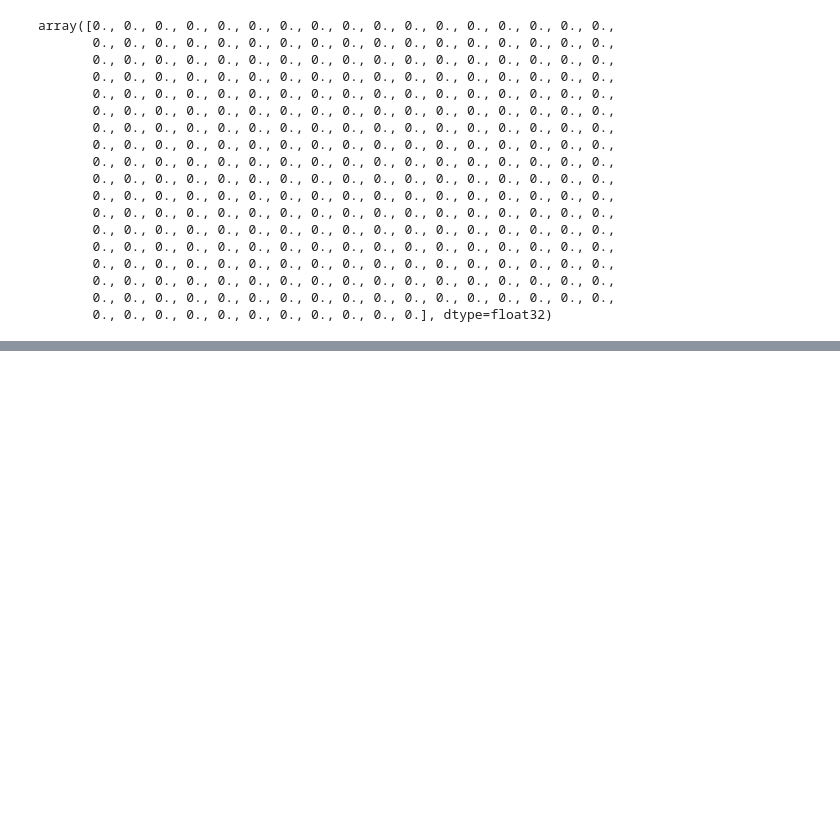
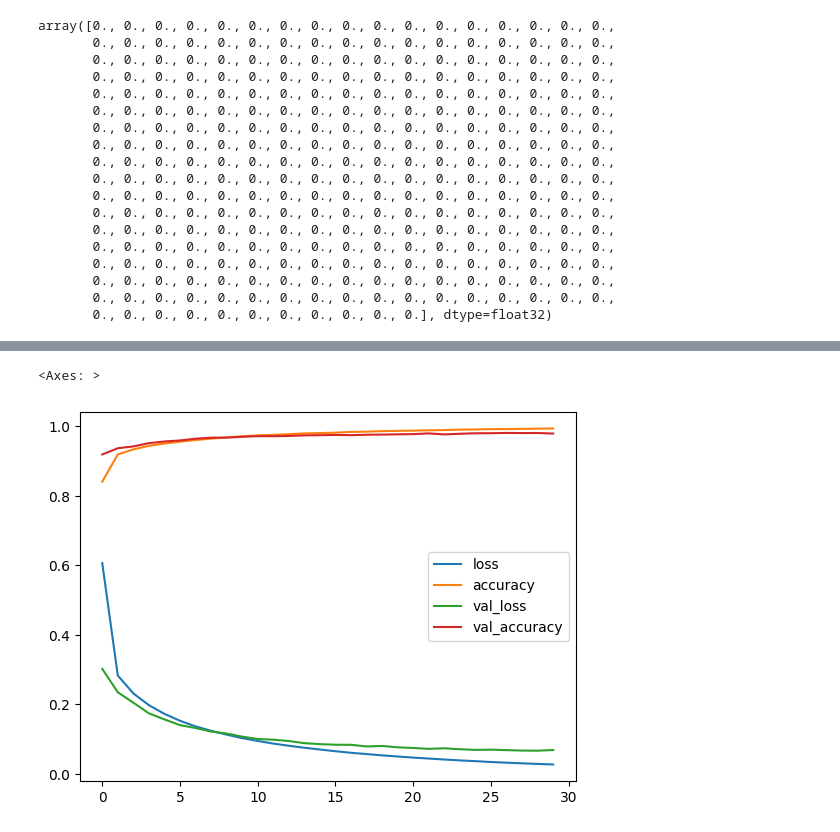
Before and after one commit to 27priyanshu/ANN-using-Keras, a Jupyter notebook: ANN_using_Keras.ipynb, the cells around one changed output, grey strips where cells are left out. Drawn from its saved outputs; the diff is of its cells as text; code cells hidden in the pictures; blank space fills up the shorter version.

```diff
--- a/ANN_using_Keras.ipynb
+++ b/ANN_using_Keras.ipynb
@@ -186,0 +194,17 @@ array([0., 0., 0., 0., 0., 0., 0., 0., 0., 0., 0., 0., 0., 0., 0., 0., 0.,
+# %%
+LOSS_FUNCTION = tf.losses.sparse_categorical_crossentropy
+OPTIMIZER = "SGD" # Some tweeks in Gradiant Desent
+METRICS = ["accuracy"]
+
+
+model_clf.compile(loss= LOSS_FUNCTION,
+                  optimizer = OPTIMIZER,
+                  metrics = METRICS)
+# %%
+# Training
+
+EPOCHS = 30
+VALIDATION_SET = (x_valid, y_valid)
+
+history = model_clf.fit(x_train,y_train,epochs=EPOCHS,
+                        validation_data = VALIDATION_SET, batch_size = 32)
@@ -186,0 +253,5 @@ array([0., 0., 0., 0., 0., 0., 0., 0., 0., 0., 0., 0., 0., 0., 0., 0., 0.,
+# %%
+pd.DataFrame(history.history).plot()
+# %% [output]
+<Axes: >
+[figure, added]
```
Also changed, not shown: parts of 17 cells of this notebook.
